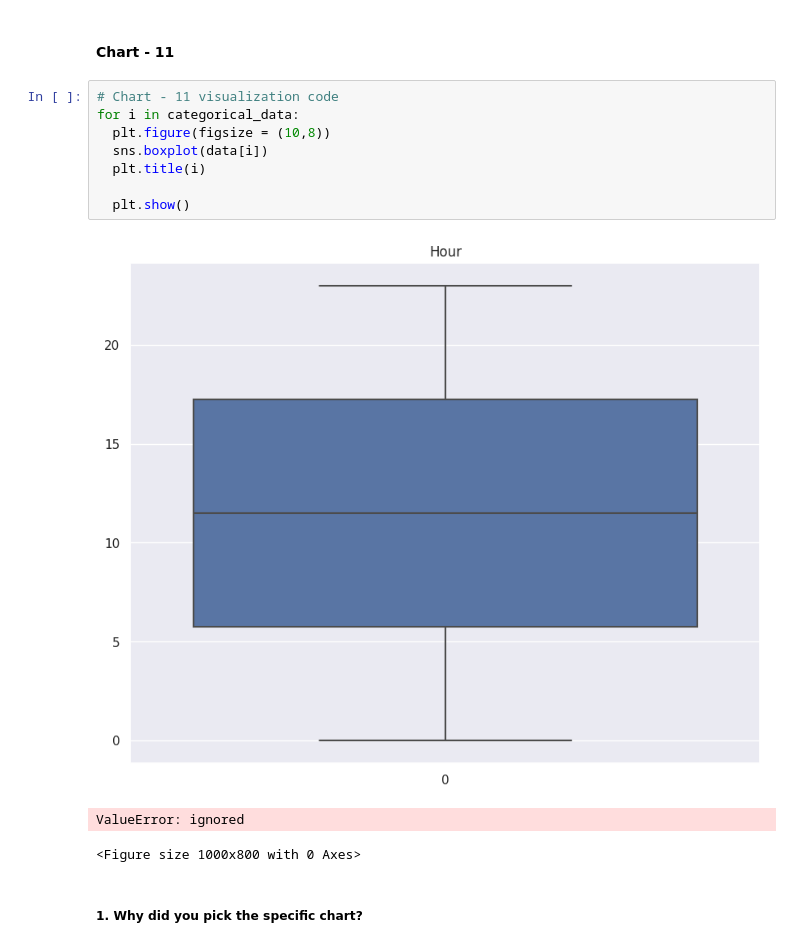
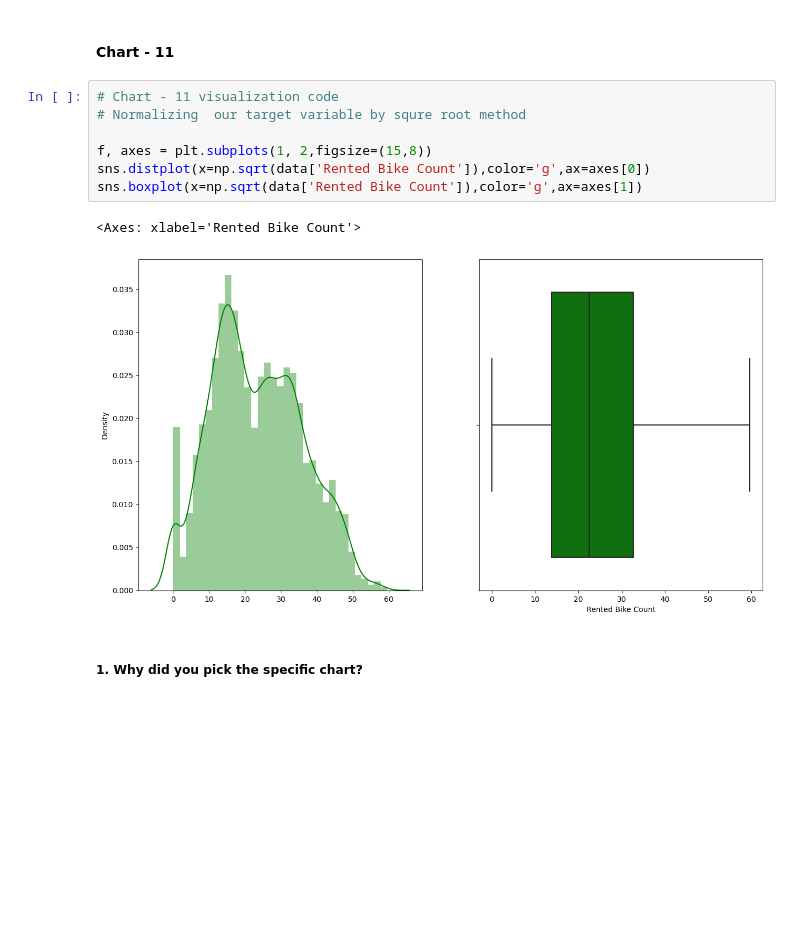
Before and after one commit to sonu9479/Bike-Sharing-Demand-Prediction, a Jupyter notebook: Bike_sharing_demand_prediction_ML_regression_model_.ipynb, the cells around one changed output. Saved outputs shown, nothing was run; the diff lists cells and outputs as text; blank space fills up the shorter version.

```diff
--- a/Bike_sharing_demand_prediction_ML_regression_model_.ipynb
+++ b/Bike_sharing_demand_prediction_ML_regression_model_.ipynb
@@ -615,18 +599,16 @@ Are there any insights that lead to negative growth? Justify with specific reaso
 Answer Here
 # %% [markdown]
 #### Chart - 11
-# %%
-# Chart - 11 visualization code
-for i in categorical_data:
-  plt.figure(figsize = (10,8))
-  sns.boxplot(data[i])
-  plt.title(i)
-
-  plt.show()
-# %% [output]
-[figure, removed]
-ValueError: ignored
-<Figure size 1000x800 with 0 Axes>
+# %%
+# Chart - 11 visualization code
+# Normalizing  our target variable by squre root method
+
+f, axes = plt.subplots(1, 2,figsize=(15,8))
+sns.distplot(x=np.sqrt(data['Rented Bike Count']),color='g',ax=axes[0])
+sns.boxplot(x=np.sqrt(data['Rented Bike Count']),color='g',ax=axes[1])
+# %% [output]
+<Axes: xlabel='Rented Bike Count'>
+[figure, added]
 # %% [markdown]
 ##### 1. Why did you pick the specific chart?
 # %% [markdown]
```
Also changed, not shown: parts of 101 cells of this notebook.
